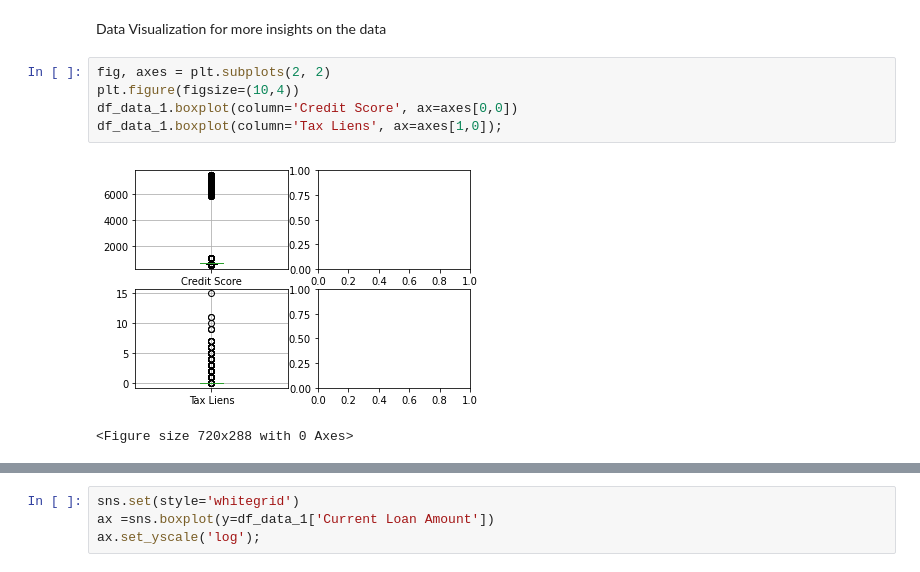
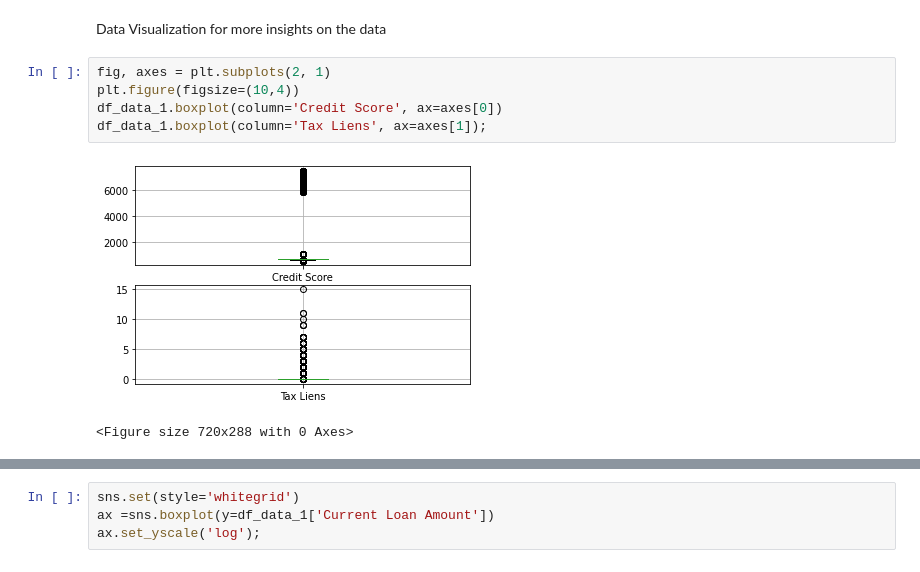
Before and after one commit to Ayobami6/ProjectCollaboration.github.io, a Jupyter notebook: Loan_Prediction_Project.ipynb, the cells around one changed output, grey strips where cells are left out. Cells and saved outputs as stored; diff of their text form.

```diff
--- a/Loan_Prediction_Project.ipynb
+++ b/Loan_Prediction_Project.ipynb
@@ -254,12 +253,12 @@ df_data_1.describe()
 # %% [markdown]
 Data Visualization for more insights on the data
 # %%
-fig, axes = plt.subplots(2, 2)
+fig, axes = plt.subplots(2, 1)
 plt.figure(figsize=(10,4))
-df_data_1.boxplot(column='Credit Score', ax=axes[0,0])
-df_data_1.boxplot(column='Tax Liens', ax=axes[1,0]);
+df_data_1.boxplot(column='Credit Score', ax=axes[0])
+df_data_1.boxplot(column='Tax Liens', ax=axes[1]);
 # %% [output]
-[figure, old version]
+[figure, new version]
 <Figure size 720x288 with 0 Axes>
 # %%
 fig, ax = plt.subplots(2, 1)
```
Also changed, not shown: parts of 5 cells of this notebook.
